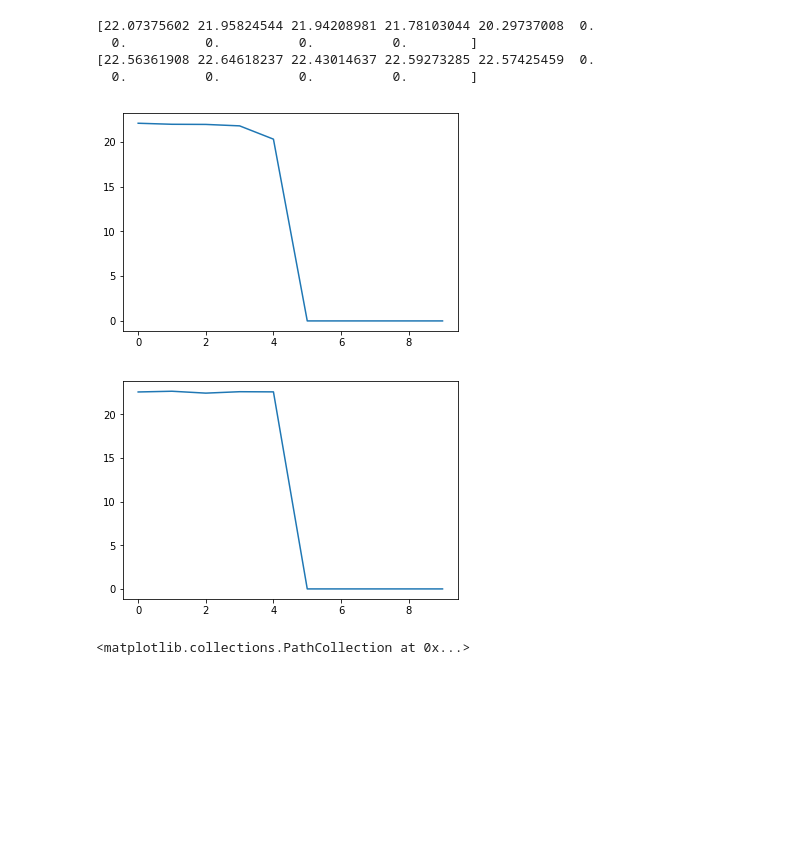
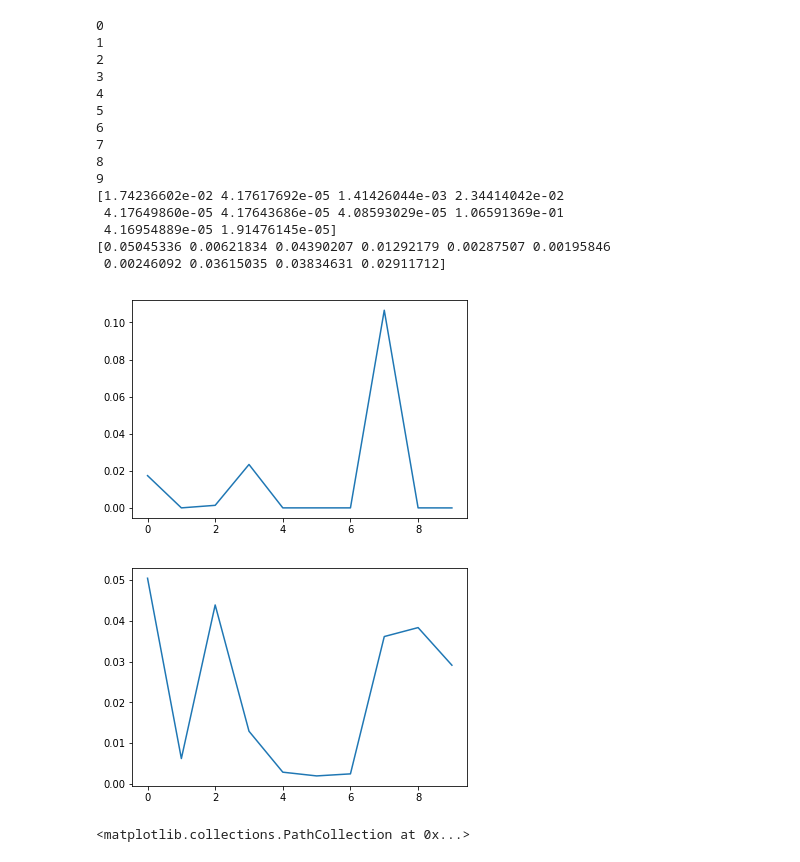
Before and after one commit to landreasyan/LLR, a Jupyter notebook: LLR.ipynb, the cells around one changed output. Drawn from its saved outputs; the diff is of its cells as text; code cells hidden in the pictures; blank space fills up the shorter version.

```diff
--- a/LLR.ipynb
+++ b/LLR.ipynb
@@ -46,7 +46,7 @@ y_1 = np.zeros(n_samples)
 y_2 = np.zeros(n_samples)
 y_3 = np.zeros(n_samples)
 
-X = np.array(X)
+X_data = np.array(X)
 p = len(X[0,:])
 n = len(X[:,0])
 
@@ -55,15 +55,15 @@ for i in range(0,n_samples):
     y_2[i] = 1 + 1* x_2[i,0]+0*x_2[i,1]
     y_3[i] = 1 + x_3[i,0]+ x_3[i,1]
 
-y= np.concatenate((y_1, y_2, y_3))
+y_data= np.concatenate((y_1, y_2, y_3))
 #y = np.block([[y_1], [y_2], [y_3]])
 
 fig = plt.figure()
 #ax = plt.axes(projection='3d')
 
 #plt.plot(X[:, 0], X[:, 1], y,'co')
-plt.plot(X[:, 0], X[:, 1], 'co')
+plt.plot(X_data[:, 0], X_data[:, 1], 'co')
 plt.show()
-y_matrix = np.matrix(y)
+#y_matrix = np.matrix(y)
 #ax = plt.axes(projection='3d')
 # %% [output]
@@ -76,7 +76,7 @@ class LLR():
         self.mode = ''
 
 
-    def fit(self, X, y_matrix, mu, v, mode='compress', perm_size = 50):
+    def fit(self, X, y, mu, v, mode='compress', perm_size = 50):
         p = len(X[0,:])
         n = len(X[:,0])
         self.perm_size = perm_size
@@ -242,62 +242,73 @@ MSE_avg_test = np.zeros(10)
 MSE_avg_train = np.zeros(10)
 
 
-while (count < 5):
+while (count < 10):
     rand_mu = random.randint(1, 2)
     rand_v = random.randint(1, 2)
-    #print(count)
+    print(count)
     #print("mu=", rand_mu)
     #print("v=", rand_v/p)
     index=0
 
-    for train_index, test_index in kf.split(X):
+    for train_index, test_index in kf.split(X_data):
 
         #print("TRAIN:", train_index, "\nTEST:", test_index)
 
-        X_train, X_test = X[train_index], X[test_index]
-        y_train, y_test = y[train_index], y[test_index]
+        X_train, X_test = X_data[train_index], X_data[test_index]
+        y_train, y_test = y_data[train_index], y_data[test_index]
         p = len(X_train[0,:])
         n = len(X_train[:,0])
         perm_size = int(len(X_train[:,0])/2)
 
         llr = LLR()
-        regression = llr.fit(X_train, y_train, 1, 1, mode='test', perm_size=240)
+        regression = llr.fit(X_train, y_train, rand_mu, rand_v/p, mode='test', perm_size=50)
 
         Y_train = regression.Y
 
         Y_test = regression.predict(X_test)
 
         MSE_test[index] = mean_squared_error(y_test, Y_test);
         MSE_train[index] = mean_squared_error(y_train, Y_train);
         index+=1
-        #print(MSE_test)
-        #print(MSE_test)
+    #print(MSE_test)
+    #print(MSE_train)
 
     MSE_avg_test[count] = np.average(MSE_test)
     MSE_avg_train[count] = np.average(MSE_train)
     count+=1
 
     #fig = plt.figure()
     #plt.plot(range(0, 5),MSE)
     #plt.show()
 
 
 print(MSE_avg_test)
 print(MSE_avg_train)
 
 fig = plt.figure()
 plt.plot(range(0, 10),MSE_avg_test)
 plt.show()
 
 plt.plot(range(0, 10),MSE_avg_train)
 plt.show()
 # %% [output]
-[22.07375602 21.95824544 21.94208981 21.78103044 20.29737008  0.
-  0.          0.          0.          0.        ]
-[22.56361908 22.64618237 22.43014637 22.59273285 22.57425459  0.
-  0.          0.          0.          0.        ]
+0
+1
+2
+3
+4
+5
+6
+7
+8
+9
+[1.74236602e-02 4.17617692e-05 1.41426044e-03 2.34414042e-02
+ 4.17649860e-05 4.17643686e-05 4.08593029e-05 1.06591369e-01
+ 4.16954889e-05 1.91476145e-05]
+[0.05045336 0.00621834 0.04390207 0.01292179 0.00287507 0.00195846
+ 0.00246092 0.03615035 0.03834631 0.02911712]
-[figure, old version]
+[figure, new version]
-[figure, old version]
+[figure, new version]
 # %%
 plt.scatter(X_train[:, 0],X_train[:, 1])
 # %% [output]
```
Also changed, not shown: parts of 2 cells of this notebook.
